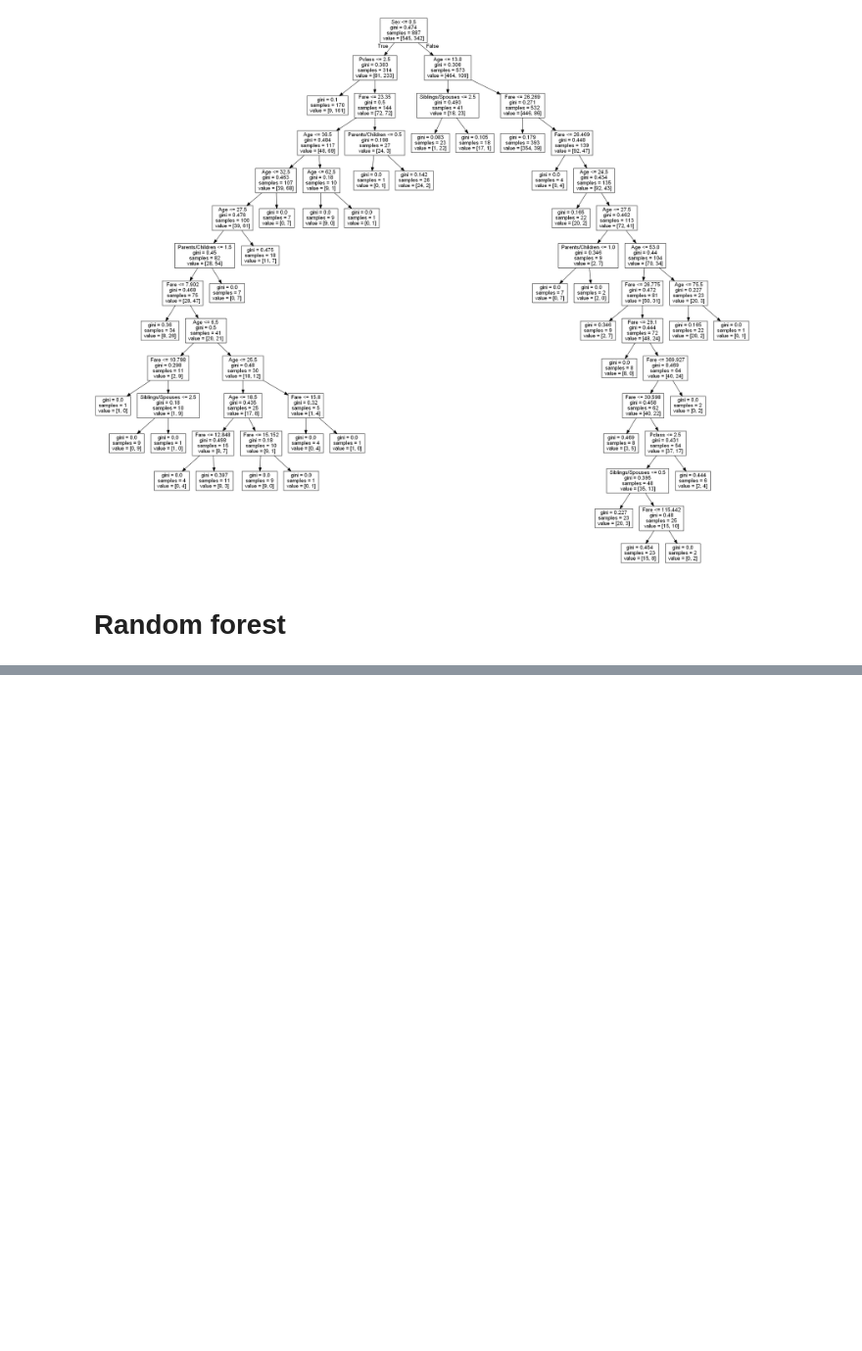
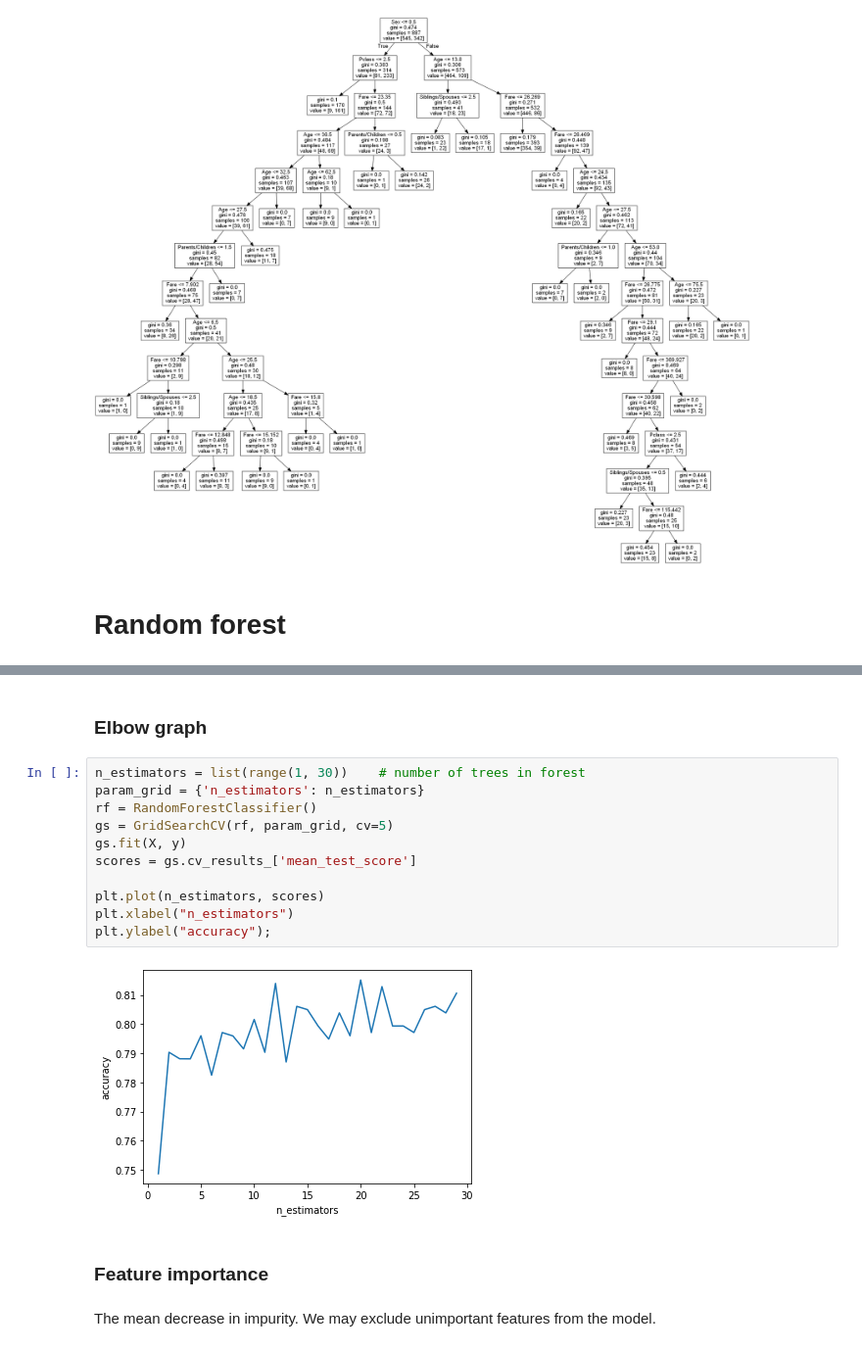
Before and after one commit to jackglawson/machine-learning-sololearn-notes, a Jupyter notebook: notes.ipynb, the cells around one changed output, grey strips where cells are left out. Shown at 98% size. Cells and saved outputs as stored; diff of their text form; blank space fills up the shorter version.

```diff
--- a/notes.ipynb
+++ b/notes.ipynb
@@ -186,0 +208,19 @@ Image(graph.render(filename='tree', format='png', cleanup=True))
+# %% [markdown]
+### Elbow graph
+# %%
+n_estimators = list(range(1, 30))    # number of trees in forest
+param_grid = {'n_estimators': n_estimators}
+rf = RandomForestClassifier()
+gs = GridSearchCV(rf, param_grid, cv=5)
+gs.fit(X, y)
+scores = gs.cv_results_['mean_test_score']
+
+plt.plot(n_estimators, scores)
+plt.xlabel("n_estimators")
+plt.ylabel("accuracy");
+# %% [output]
+[figure, added]
+# %% [markdown]
+### Feature importance
+# %% [markdown]
+The mean decrease in impurity. We may exclude unimportant features from the model.
```
Also changed, not shown: parts of 16 cells of this notebook.
